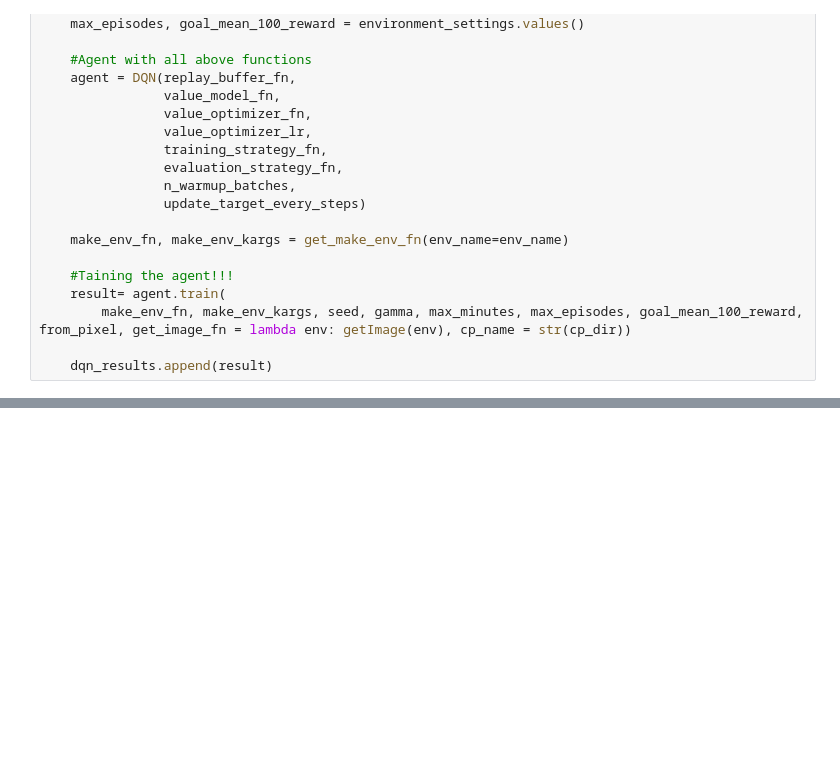
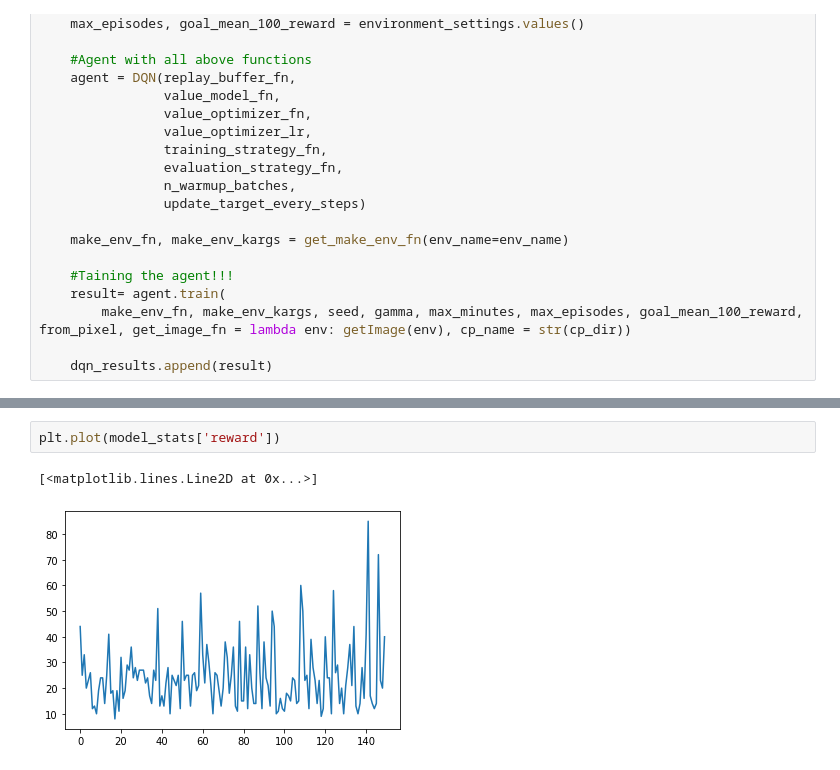
Before and after one commit to harishh1/rl, a Jupyter notebook: cartpole/nn_cartpole.ipynb, the cells around one changed output, grey strips where cells are left out. Saved outputs shown, nothing was run; the diff lists cells and outputs as text; blank space fills up the shorter version.

```diff
--- a/cartpole/nn_cartpole.ipynb
+++ b/cartpole/nn_cartpole.ipynb
@@ -78,0 +85,5 @@ read_dictionary.item()
+# %%
+plt.plot(model_stats['reward'])
+# %% [output]
+[<matplotlib.lines.Line2D at 0x...>]
+[figure, added]
```
Also changed, not shown: parts of 10 cells of this notebook, 3 other files.
